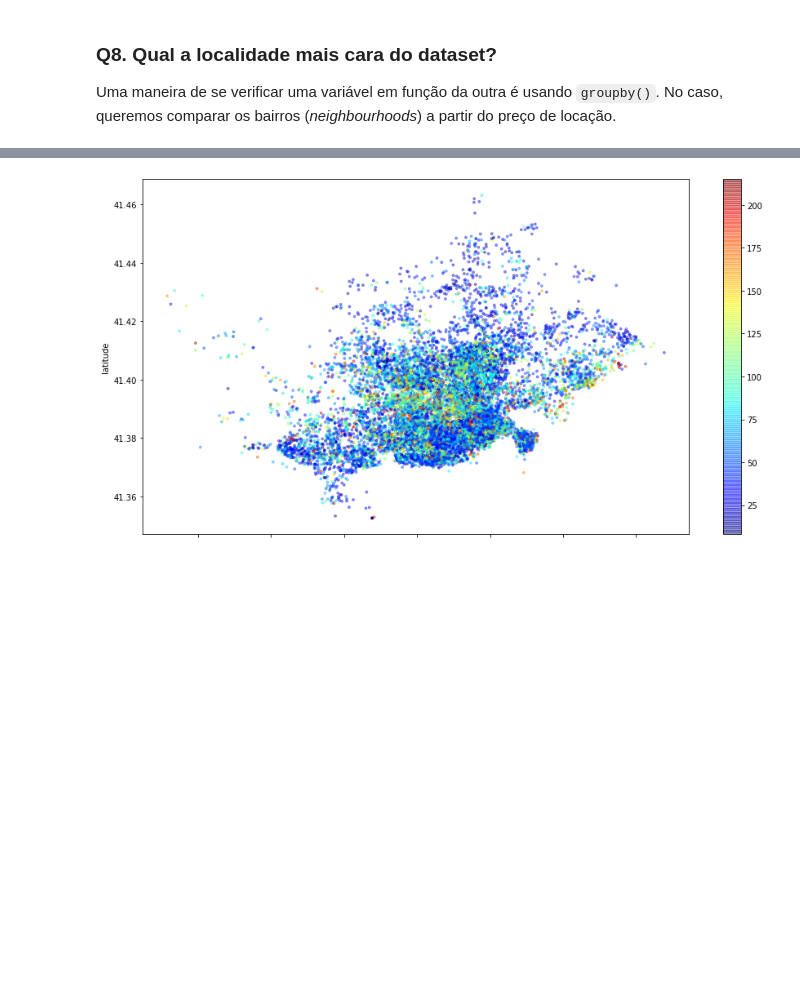
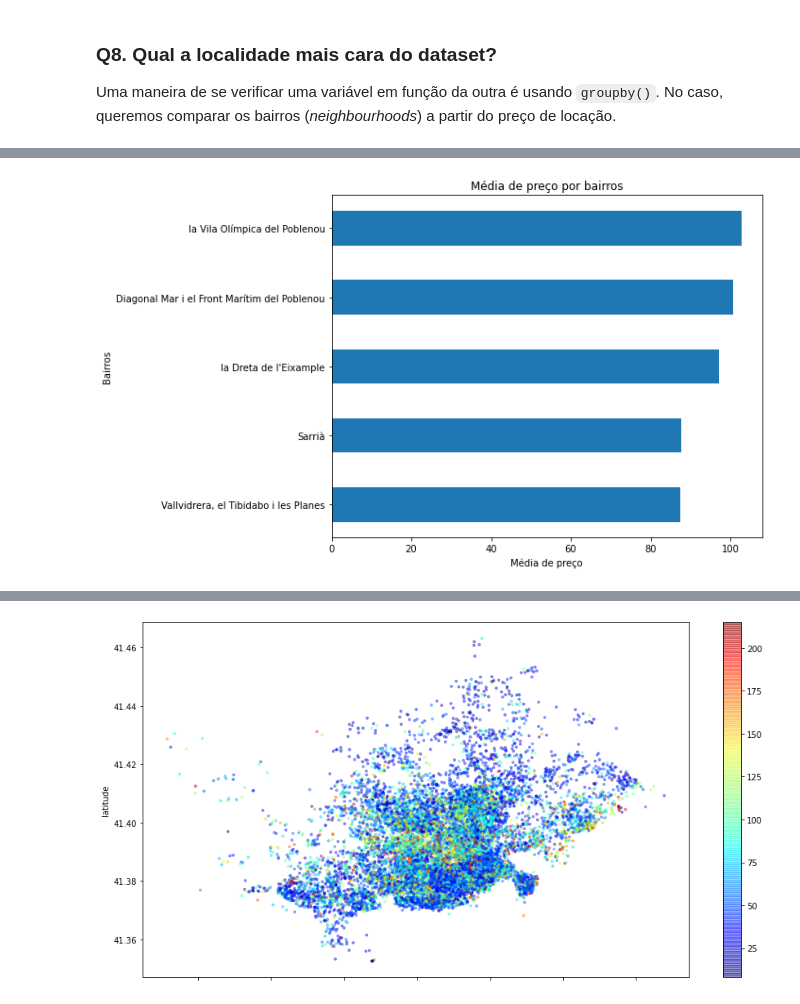
Before and after one commit to alex-trindade/DataScience, a Jupyter notebook: Analisando_os_Dados_do_Airbnb_Barcelona.ipynb, the cells around one changed output, grey strips where cells are left out. Saved outputs shown, nothing was run; the diff lists cells and outputs as text; code cells hidden in the pictures; blank space fills up the shorter version.

```diff
--- a/Analisando_os_Dados_do_Airbnb_Barcelona.ipynb
+++ b/Analisando_os_Dados_do_Airbnb_Barcelona.ipynb
@@ -304,0 +357,17 @@ df_bairros
+# %%
+bairro = (df_clean.groupby('neighbourhood').price.mean().sort_values(ascending=False))
+bairro = bairro.head().sort_values()
+df_acomodacao = pd.DataFrame([bairro.keys(),bairro.values]).transpose()
+df_acomodacao.columns=['Bairro','Mean']
+
+fig, ax = plt.subplots(figsize=(10,6))
+tipo_acomodacao = ax.barh(df_acomodacao['Bairro'],df_acomodacao['Mean'],0.5)
+
+
+ax.set_title("Média de preço por bairros")
+ax.set_xlabel("Média de preço")
+ax.set_ylabel("Bairros")
+
+plt.tight_layout()
+# %% [output]
+[figure, added]
```
Also changed, not shown: parts of 9 cells of this notebook.
